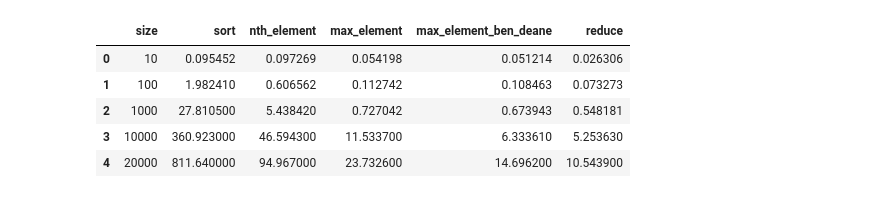
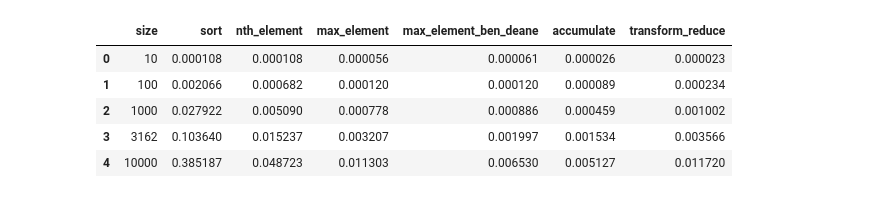
Before and after one commit to AndreasSchaetti/TopTwo, a Jupyter notebook: notebooks/analyze_timing_data.ipynb, the cells around one changed output. Drawn from its saved outputs; the diff is of its cells as text; code cells hidden in the pictures.

Commit message:
Added transform_reduce. Ran experiments with high CPU priority

```diff
--- a/notebooks/analyze_timing_data.ipynb
+++ b/notebooks/analyze_timing_data.ipynb
@@ -39,10 +49,10 @@ plt.set_ylim([-5, 17])
 # %%
-data = pd.read_csv("../results/results.csv")
+data = pd.read_csv("../results/comparison_of_algorithms.csv")
 data.head()
 # %% [output]
-|  | size | sort | nth_element | max_element | max_element_ben_deane | reduce |
-| 0 | 10 | 0.095452 | 0.097269 | 0.054198 | 0.051214 | 0.026306 |
-| 1 | 100 | 1.982410 | 0.606562 | 0.112742 | 0.108463 | 0.073273 |
-| 2 | 1000 | 27.810500 | 5.438420 | 0.727042 | 0.673943 | 0.548181 |
-| 3 | 10000 | 360.923000 | 46.594300 | 11.533700 | 6.333610 | 5.253630 |
-| 4 | 20000 | 811.640000 | 94.967000 | 23.732600 | 14.696200 | 10.543900 |
+|  | size | sort | nth_element | max_element | max_element_ben_deane | accumulate | transform_reduce |
+| 0 | 10 | 0.000108 | 0.000108 | 0.000056 | 0.000061 | 0.000026 | 0.000023 |
+| 1 | 100 | 0.002066 | 0.000682 | 0.000120 | 0.000120 | 0.000089 | 0.000234 |
+| 2 | 1000 | 0.027922 | 0.005090 | 0.000778 | 0.000886 | 0.000459 | 0.001002 |
+| 3 | 3162 | 0.103640 | 0.015237 | 0.003207 | 0.001997 | 0.001534 | 0.003566 |
+| 4 | 10000 | 0.385187 | 0.048723 | 0.011303 | 0.006530 | 0.005127 | 0.011720 |
```
Also changed, not shown: parts of 9 cells of this notebook, 9 other files.
